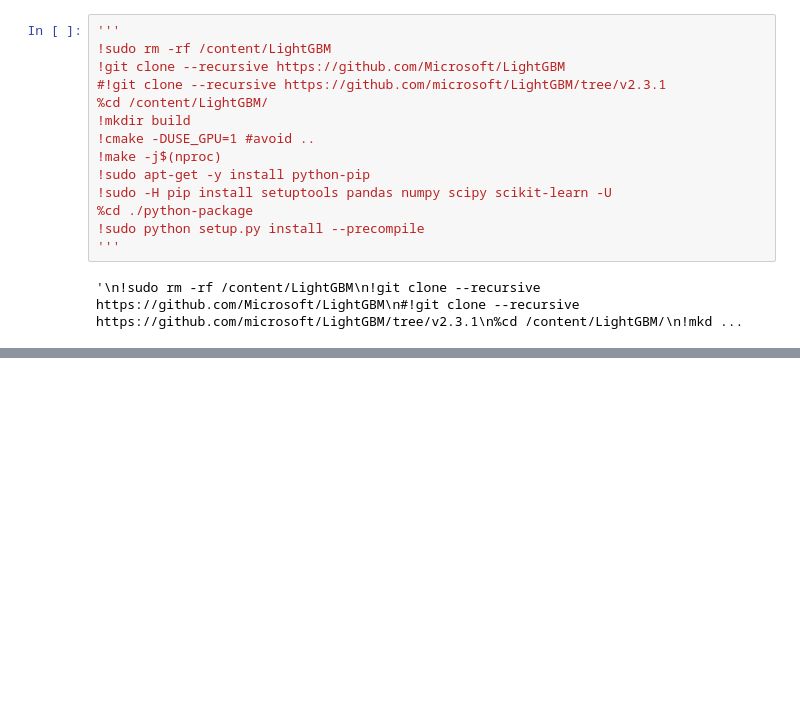
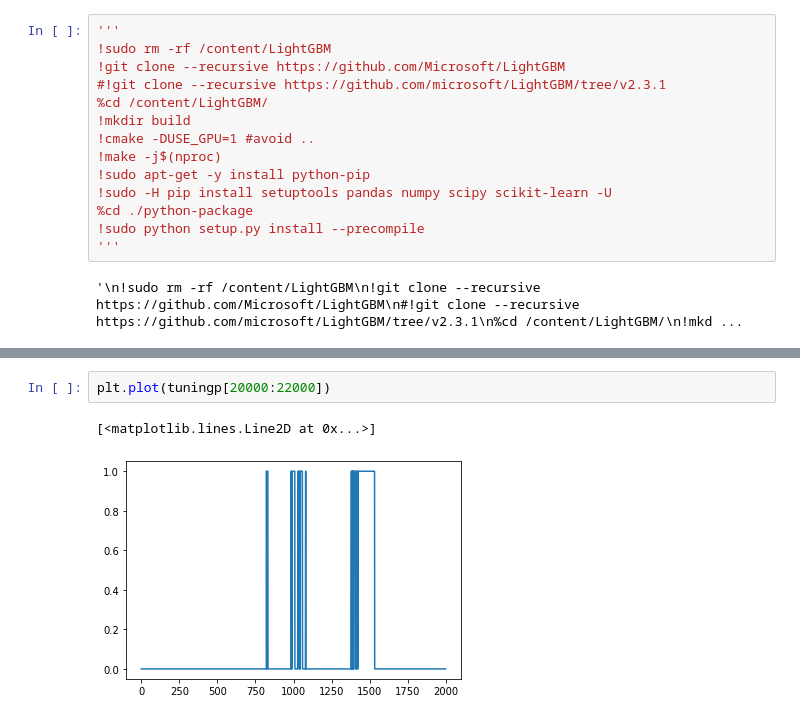
Before and after one commit to alunfes/1m-btc-data, a Jupyter notebook: LGBM_Trading_Points.ipynb, the cells around one changed output, grey strips where cells are left out. Cells and saved outputs as stored; diff of their text form; blank space fills up the shorter version.

```diff
--- a/LGBM_Trading_Points.ipynb
+++ b/LGBM_Trading_Points.ipynb
@@ -695 +1103,6 @@ total pl= -6370.893435303983 , num trade= 16 , win rate= 0.125 , total asset vol
+# %%
+plt.plot(tuningp[20000:22000])
+# %% [output]
+[<matplotlib.lines.Line2D at 0x...>]
+[figure, added]
 # %%
```
Also changed, not shown: parts of 34 cells of this notebook.
